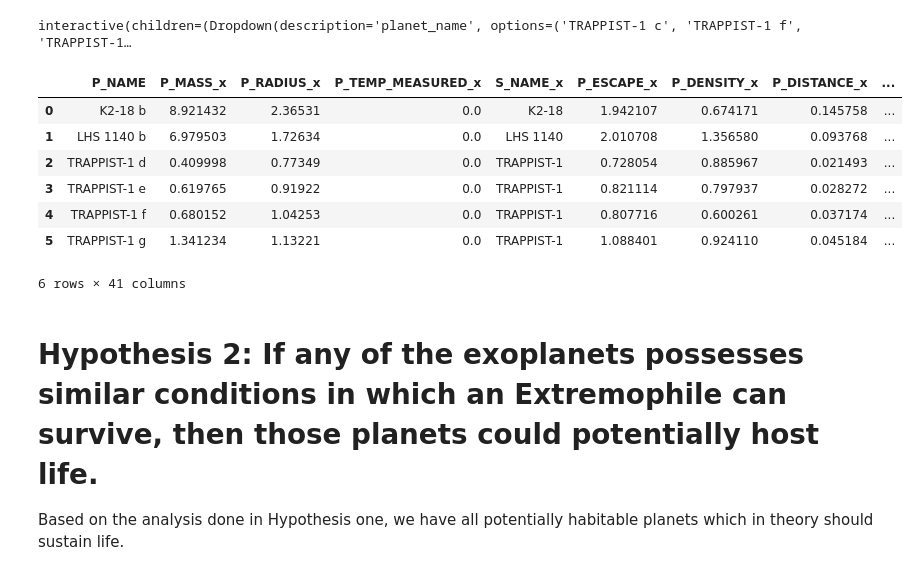
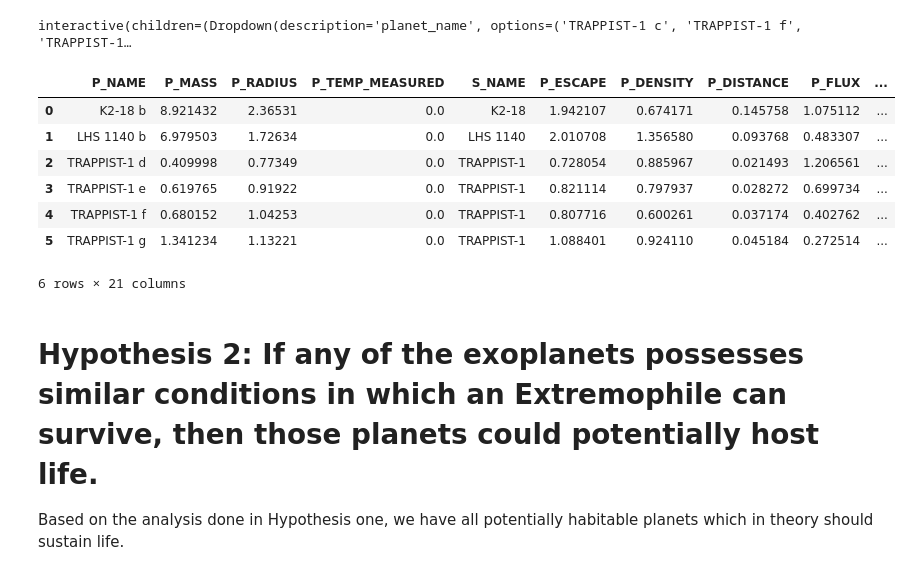
Before and after one commit to Saahil87/2021Fall_finals, a Jupyter notebook: visualizations.ipynb, the cells around one changed output. Saved outputs shown, nothing was run; the diff lists cells and outputs as text; code cells hidden in the pictures.

```diff
--- a/visualizations.ipynb
+++ b/visualizations.ipynb
@@ -201,17 +174,23 @@ def plot_habitable_zone(planet_name):
 # %% [output]
 interactive(children=(Dropdown(description='planet_name', options=('TRAPPIST-1 c', 'TRAPPIST-1 f', 'TRAPPIST-1…
-# %%
-common_planets = pd.merge(planets_in_habitable_zone, potentially_habitable_exoplanets, how ='inner', on =['P_NAME'])
-common_planets
-# %% [output]
-|  | P_NAME | P_MASS_x | P_RADIUS_x | P_TEMP_MEASURED_x | S_NAME_x | P_ESCAPE_x | P_DENSITY_x | P_DISTANCE_x | ... |
-| 0 | K2-18 b | 8.921432 | 2.36531 | 0.0 | K2-18 | 1.942107 | 0.674171 | 0.145758 | ... |
-| 1 | LHS 1140 b | 6.979503 | 1.72634 | 0.0 | LHS 1140 | 2.010708 | 1.356580 | 0.093768 | ... |
-| 2 | TRAPPIST-1 d | 0.409998 | 0.77349 | 0.0 | TRAPPIST-1 | 0.728054 | 0.885967 | 0.021493 | ... |
-| 3 | TRAPPIST-1 e | 0.619765 | 0.91922 | 0.0 | TRAPPIST-1 | 0.821114 | 0.797937 | 0.028272 | ... |
-| 4 | TRAPPIST-1 f | 0.680152 | 1.04253 | 0.0 | TRAPPIST-1 | 0.807716 | 0.600261 | 0.037174 | ... |
-| 5 | TRAPPIST-1 g | 1.341234 | 1.13221 | 0.0 | TRAPPIST-1 | 1.088401 | 0.924110 | 0.045184 | ... |
-6 rows × 41 columns
+# %%
+common_planets = pd.merge(planets_in_habitable_zone, potentially_habitable_exoplanets, how ='inner', left_on=['P_NAME', 'P_MASS', 'P_RADIUS', 'P_TEMP_MEASURED', 'P_ESCAPE', 'P_DENSITY', 'P_DISTANCE',
+                        'P_FLUX', 'P_TEMP_EQUIL', 'P_TEMP_EQUIL_MIN', 'P_TEMP_EQUIL_MAX', 'S_RADIUS_EST',
+                        'S_NAME', 'S_HZ_OPT_MIN', 'S_HZ_OPT_MAX', 'S_HZ_CON_MIN', 'S_HZ_CON_MAX',
+                        'P_HABITABLE', 'P_RADIUS_EST', 'P_MASS_EST', 'P_calculated_ESI'], right_on=['P_NAME', 'P_MASS', 'P_RADIUS', 'P_TEMP_MEASURED', 'P_ESCAPE', 'P_DENSITY', 'P_DISTANCE',
+                        'P_FLUX', 'P_TEMP_EQUIL', 'P_TEMP_EQUIL_MIN', 'P_TEMP_EQUIL_MAX', 'S_RADIUS_EST',
+                        'S_NAME', 'S_HZ_OPT_MIN', 'S_HZ_OPT_MAX', 'S_HZ_CON_MIN', 'S_HZ_CON_MAX',
+                        'P_HABITABLE', 'P_RADIUS_EST', 'P_MASS_EST', 'P_calculated_ESI'])
+common_planets
+# %% [output]
+|  | P_NAME | P_MASS | P_RADIUS | P_TEMP_MEASURED | S_NAME | P_ESCAPE | P_DENSITY | P_DISTANCE | P_FLUX | ... |
+| 0 | K2-18 b | 8.921432 | 2.36531 | 0.0 | K2-18 | 1.942107 | 0.674171 | 0.145758 | 1.075112 | ... |
+| 1 | LHS 1140 b | 6.979503 | 1.72634 | 0.0 | LHS 1140 | 2.010708 | 1.356580 | 0.093768 | 0.483307 | ... |
+| 2 | TRAPPIST-1 d | 0.409998 | 0.77349 | 0.0 | TRAPPIST-1 | 0.728054 | 0.885967 | 0.021493 | 1.206561 | ... |
+| 3 | TRAPPIST-1 e | 0.619765 | 0.91922 | 0.0 | TRAPPIST-1 | 0.821114 | 0.797937 | 0.028272 | 0.699734 | ... |
+| 4 | TRAPPIST-1 f | 0.680152 | 1.04253 | 0.0 | TRAPPIST-1 | 0.807716 | 0.600261 | 0.037174 | 0.402762 | ... |
+| 5 | TRAPPIST-1 g | 1.341234 | 1.13221 | 0.0 | TRAPPIST-1 | 1.088401 | 0.924110 | 0.045184 | 0.272514 | ... |
+6 rows × 21 columns
 # %% [markdown]
 # Hypothesis 2: If any of the exoplanets possesses similar conditions in which an Extremophile can survive, then those planets could potentially host life.
 
```
Also changed, not shown: parts of 6 cells of this notebook.
